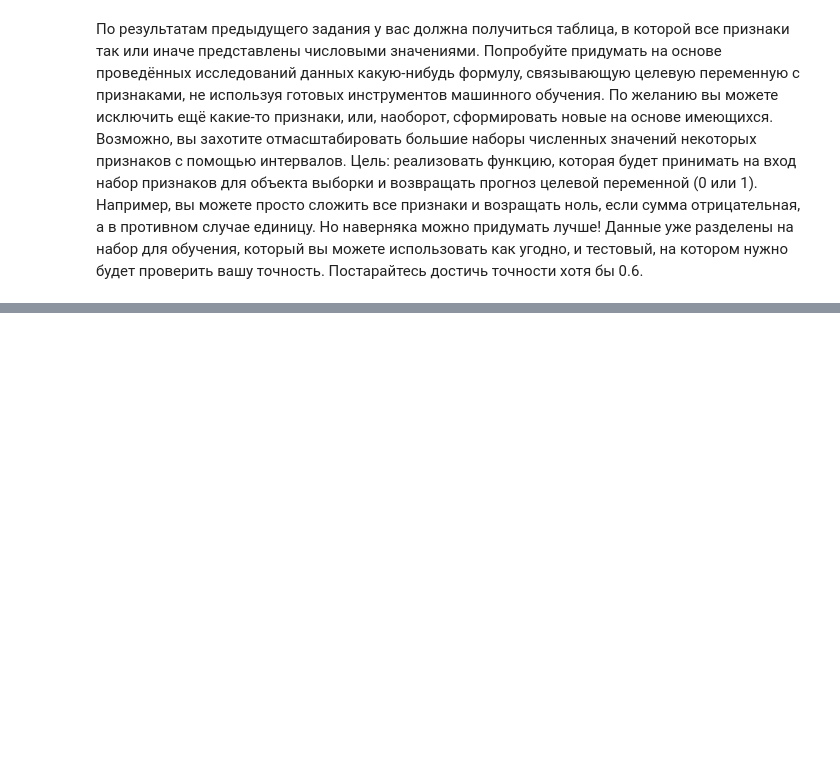
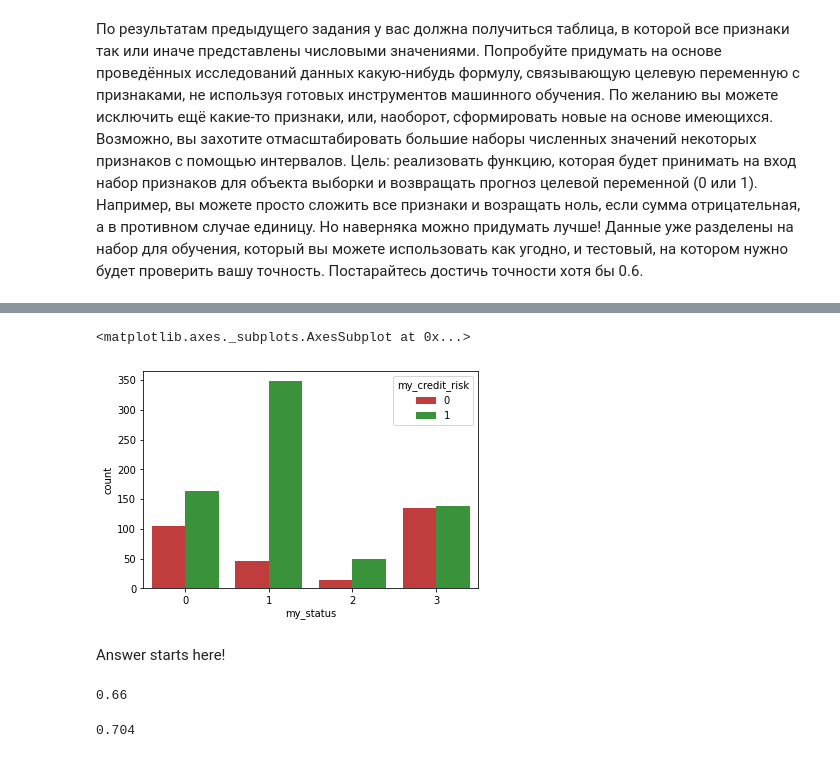
Before and after one commit to TyurinIvan/iad2021, a Jupyter notebook: hw3/hw03-EDA.ipynb, the cells around one changed output, grey strips where cells are left out. Cells and saved outputs as stored; diff of their text form; code cells hidden in the pictures; blank space fills up the shorter version.

```diff
--- a/hw3/hw03-EDA.ipynb
+++ b/hw3/hw03-EDA.ipynb
@@ -336,12 +433,71 @@ df
+# %%
+my_palette = sns.color_palette()[2:4]
+my_palette.reverse()
+
+sns.countplot(x=df["my_status"], hue=df["my_credit_risk"], palette=my_palette)
+# %% [output]
+<matplotlib.axes._subplots.AxesSubplot at 0x...>
+[figure, added]
+# %% [markdown]
+Answer starts here!
 # %%
 def predict(Xtest: np.array) -> np.array:
     # your code here
+    Xtest_len = len(X_test)
+    res = np.full((Xtest_len), fill_value='good')
+    np.ones(Xtest_len, dtype = np.str)
+    return res
 
 from sklearn.model_selection import train_test_split
 from sklearn.metrics import accuracy_score
-X = data.drop('credit_risk', 1).values
-y = data['credit_risk'].values
+X = df.drop('credit_risk', 1).values
+y = df['credit_risk'].values
 X_train, X_test, y_train, y_test = train_test_split(X, y, test_size=0.25, random_state=10)
 # Используйте X_train и y_train на ваше усмотрение
 # your code here
+
+#X_test
+#y_test
+# predict(X_test)
 accuracy_score(y_test, predict(X_test))
+# %% [output]
+0.66
+# %%
+def predict(Xtest: np.array) -> np.array:
+    # your code here
+    Xtest_len = len(X_test)
+    res = np.full(Xtest_len, fill_value='smth')
+
+    cnt = 0
+    for value in X_test:
+      if value[20] in (1, 2):
+        #print(cnt, value[20])
+        res[cnt] = 'good'
+      elif value[29] == 3:
+        res[cnt] = 'good'
+      elif value[21] == 0:
+        res[cnt] = 'good'
+      elif value[36] == 1:
+        res[cnt] = 'good'
+      elif value[24] == 0:
+        res[cnt] = 'good'
+      else:
+        #print(type(res[cnt]))
+        res[cnt] = str('bad')
+      cnt += 1
+
+    # res = np.full((Xtest_len), fill_value='good')
+    # np.ones(Xtest_len, dtype = np.str)
+    return res
+
+
+
+# Используйте X_train и y_train на ваше усмотрение
+# your code here
+
+#X_test
+#y_test
+# predict(X_test)
+accuracy_score(y_test, predict(X_test))
+# %% [output]
+0.704
```
Also changed, not shown: parts of 11 cells of this notebook.
